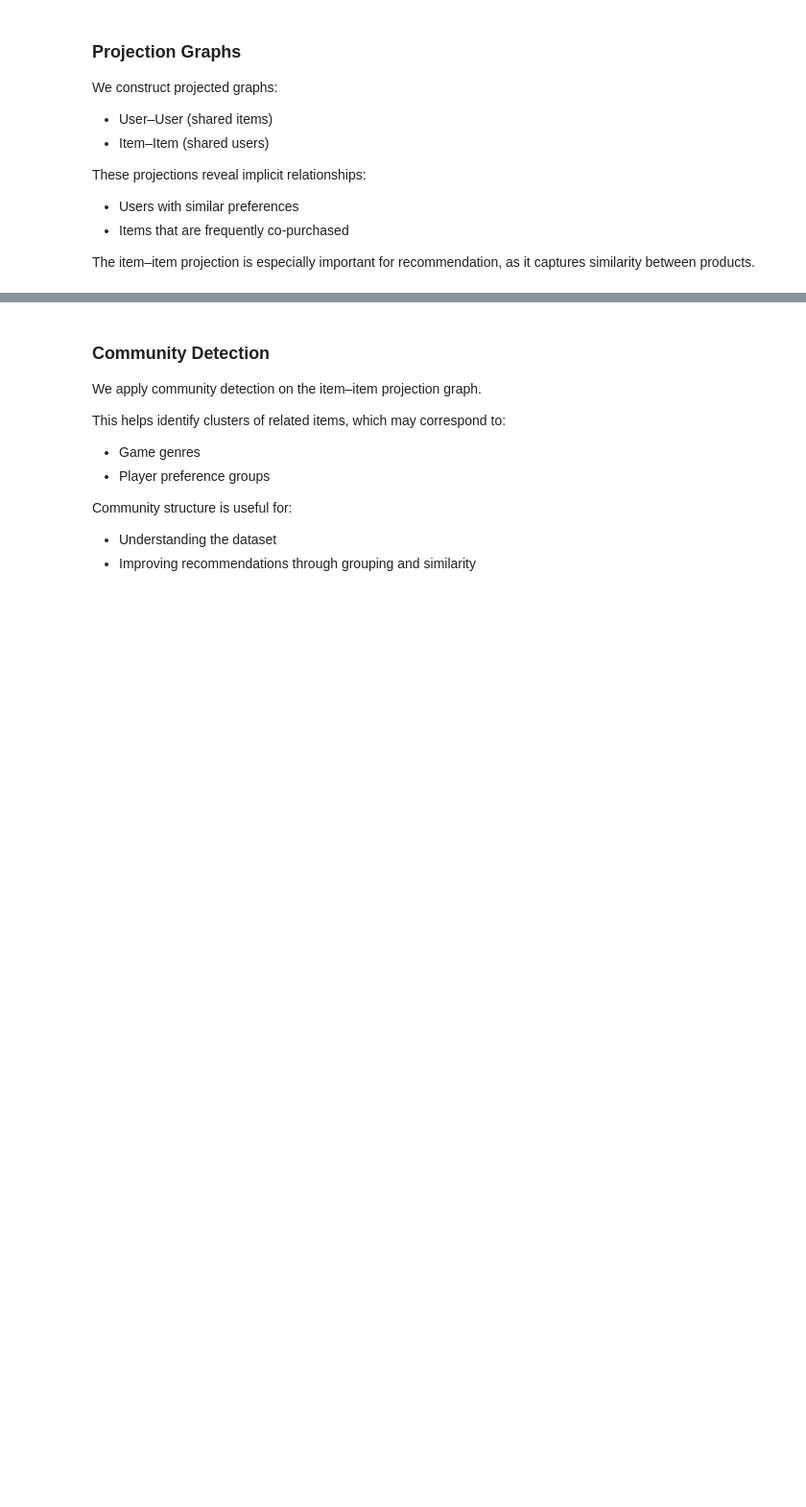
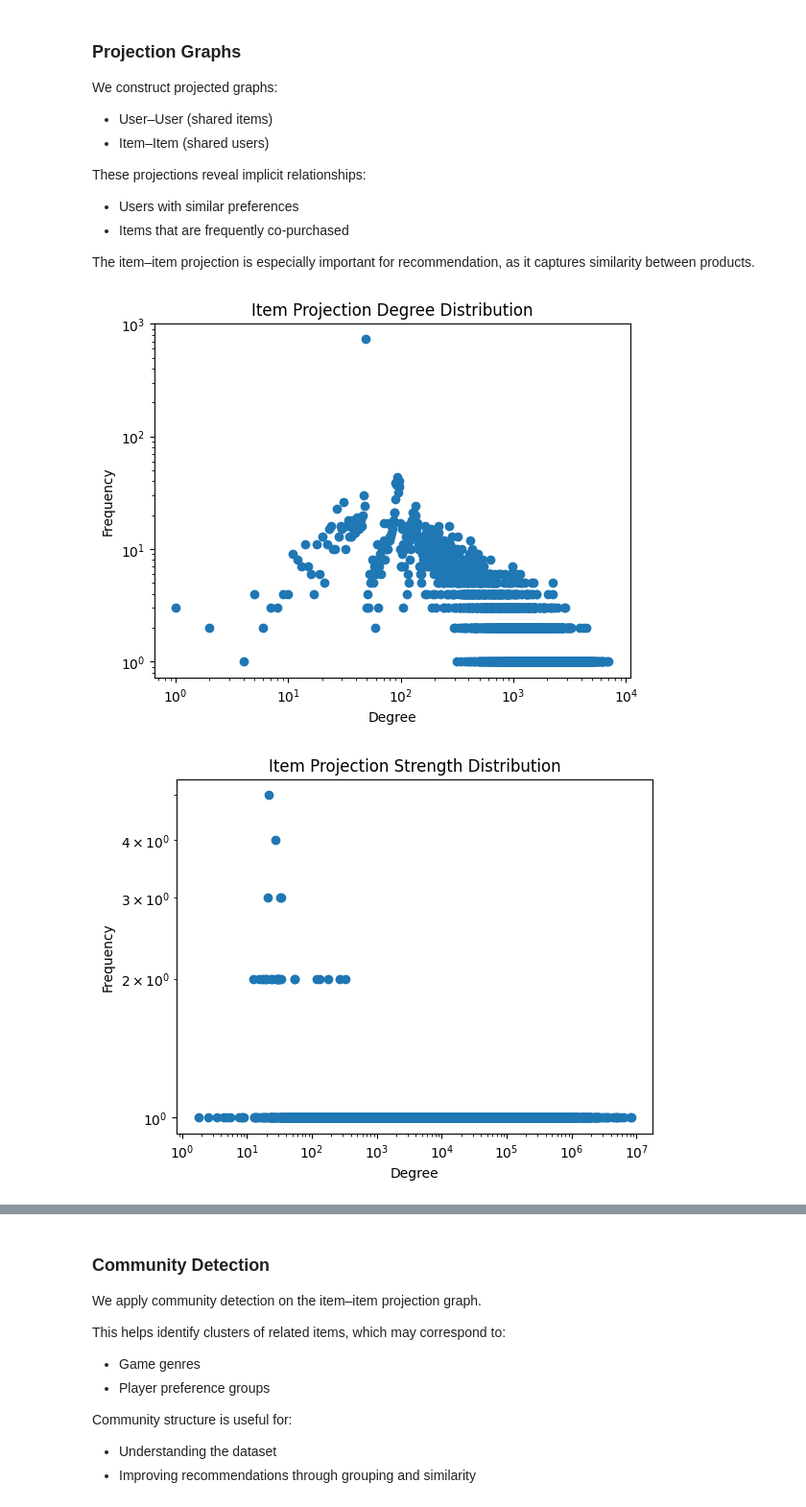
Before and after one commit to tomi-trost/gnn-recommendation-system, a Jupyter notebook: graph_analysis/analysis.ipynb, the cells around one changed output, grey strips where cells are left out. Shown at 96% size. Drawn from its saved outputs; the diff is of its cells as text; code cells hidden in the pictures; blank space fills up the shorter version.

```diff
--- a/graph_analysis/analysis.ipynb
+++ b/graph_analysis/analysis.ipynb
@@ -200,0 +349,9 @@ user_proj, item_proj = projection_analysis(G)
+# %%
+degrees = [d for _, d in item_proj.degree()]
+plot_degree_distribution(degrees, "Item Projection Degree Distribution")
+
+strength = dict(item_proj.degree(weight='weight'))
+plot_degree_distribution(list(strength.values()), "Item Projection Strength Distribution")
+# %% [output]
+[figure, added]
+[figure, added]
```
Also changed, not shown: parts of 16 cells of this notebook.
